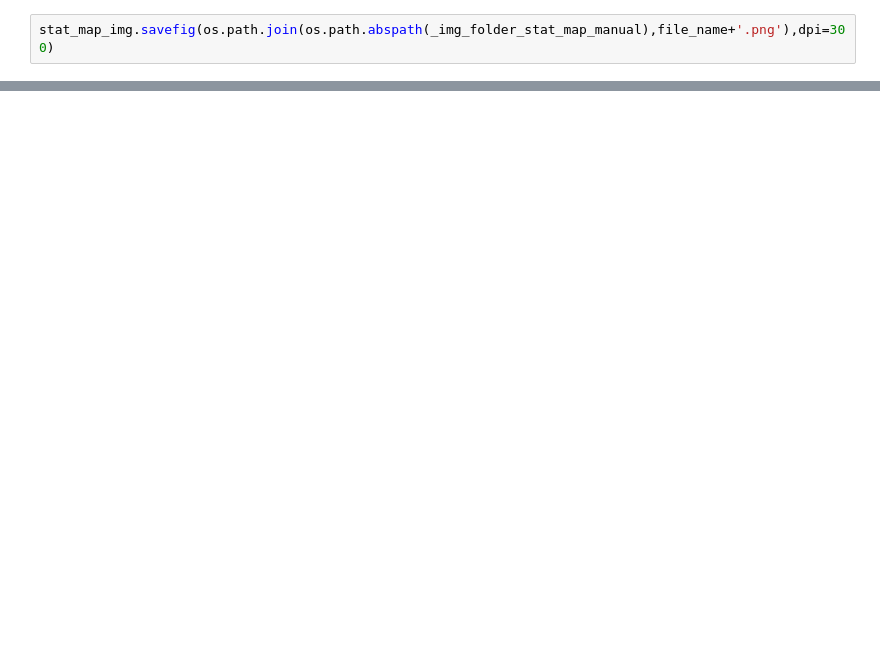
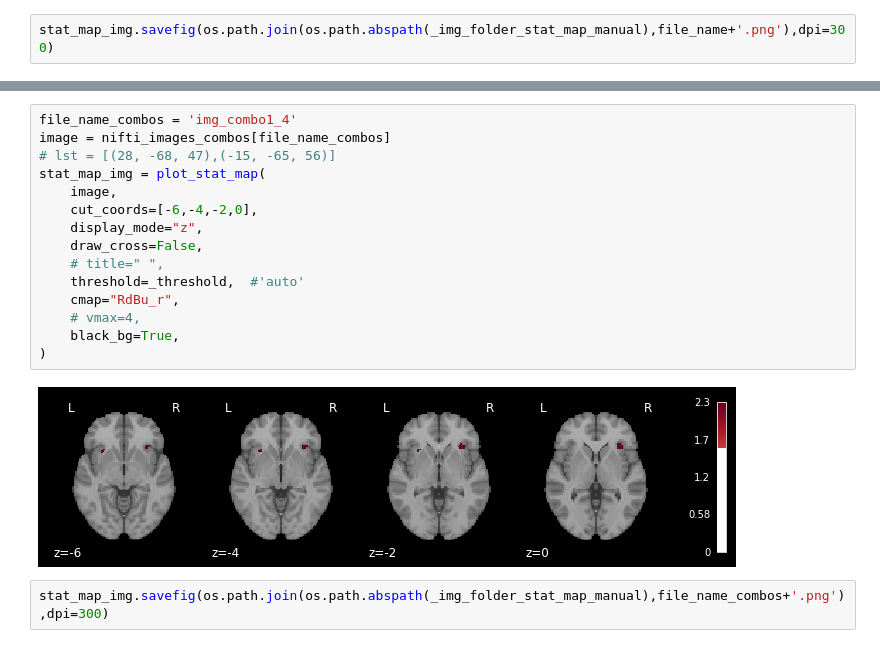
Before and after one commit to Andrei-Md/neural-centers-of-consequence, a Jupyter notebook: repr/ale-analysis/plotting_nii-byexp.ipynb, the cells around one changed output, grey strips where cells are left out. Cells and saved outputs as stored; diff of their text form; blank space fills up the shorter version.

```diff
--- a/repr/ale-analysis/plotting_nii-byexp.ipynb
+++ b/repr/ale-analysis/plotting_nii-byexp.ipynb
@@ -225,0 +269,19 @@ stat_map_img.savefig(os.path.join(os.path.abspath(_img_folder_stat_map_manual),f
+# %%
+file_name_combos = 'img_combo1_4'
+image = nifti_images_combos[file_name_combos]
+# lst = [(28, -68, 47),(-15, -65, 56)]
+stat_map_img = plot_stat_map(
+    image,
+    cut_coords=[-6,-4,-2,0],
+    display_mode="z",
+    draw_cross=False,
+    # title=" ",
+    threshold=_threshold,  #'auto'
+    cmap="RdBu_r",
+    # vmax=4,
+    black_bg=True,
+)
+# %% [output]
+[figure, added]
+# %%
+stat_map_img.savefig(os.path.join(os.path.abspath(_img_folder_stat_map_manual),file_name_combos+'.png'),dpi=300)
```
Also changed, not shown: parts of 13 cells of this notebook, 24 other files.
